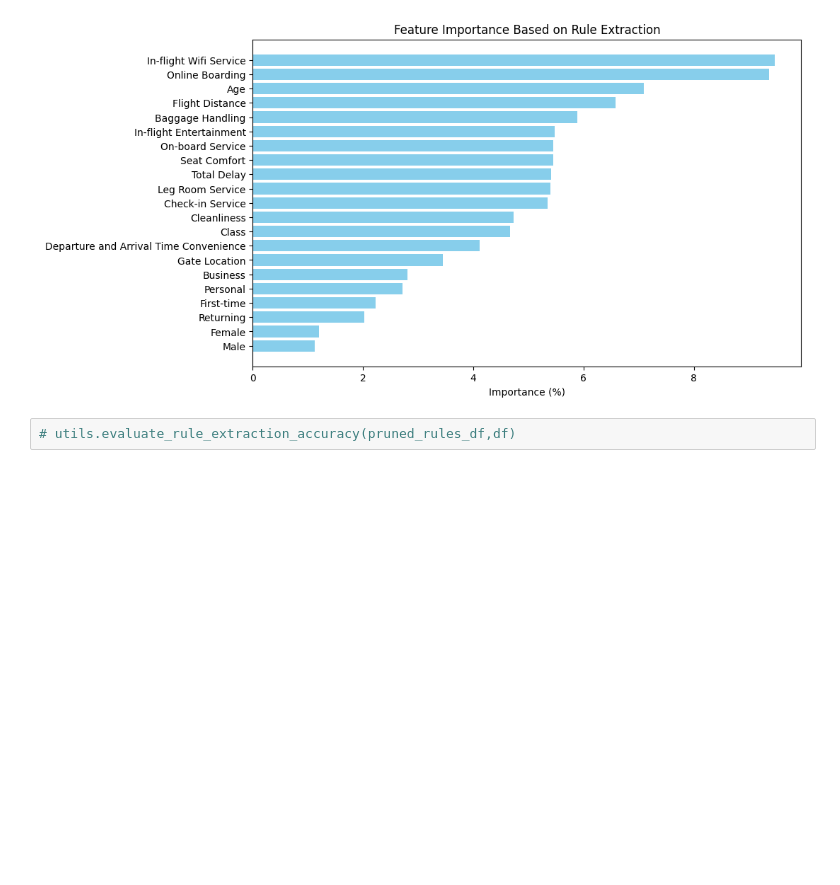
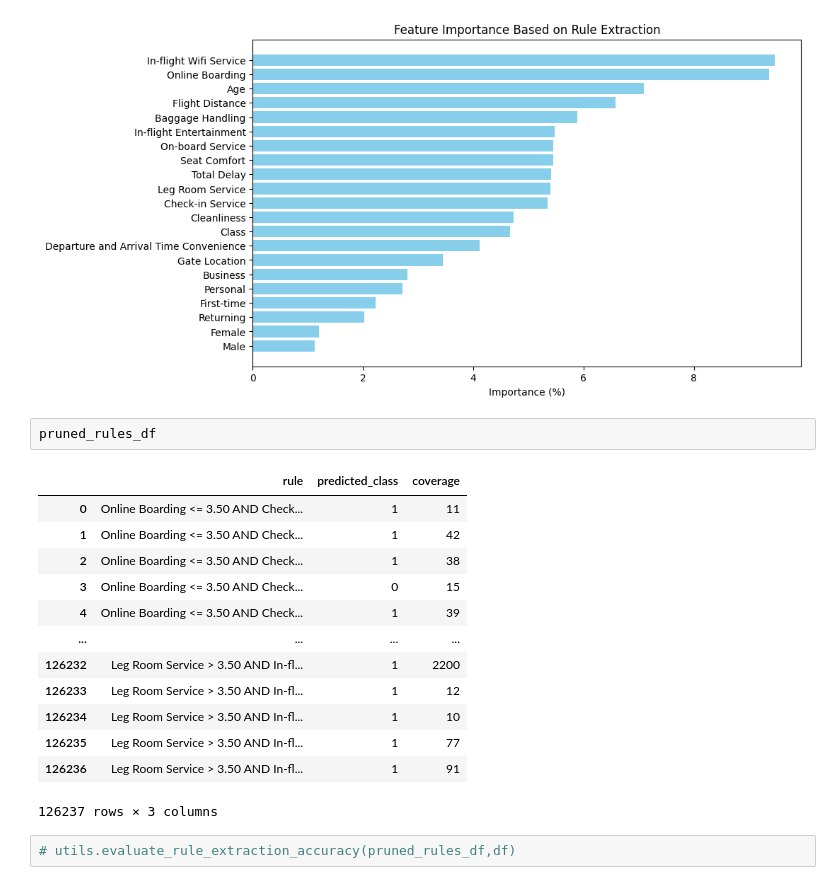
Before and after one commit to seblessa/XAI, a Jupyter notebook: notebook.ipynb, the cells around one changed output. Cells and saved outputs as stored; diff of their text form; blank space fills up the shorter version.

```diff
--- a/notebook.ipynb
+++ b/notebook.ipynb
@@ -215,6 +215,22 @@ feature_summary, pruned_rules_df = utils.apply_rule_extraction_xai(X,y,forest)
 utils.plot_feature_importance_from_rules(feature_summary)
 # %% [output]
 [figure]
+# %%
+pruned_rules_df
+# %% [output]
+|  | rule | predicted_class | coverage |
+| 0 | Online Boarding <= 3.50 AND Check... | 1 | 11 |
+| 1 | Online Boarding <= 3.50 AND Check... | 1 | 42 |
+| 2 | Online Boarding <= 3.50 AND Check... | 1 | 38 |
+| 3 | Online Boarding <= 3.50 AND Check... | 0 | 15 |
+| 4 | Online Boarding <= 3.50 AND Check... | 1 | 39 |
+| ... | ... | ... | ... |
+| 126232 | Leg Room Service > 3.50 AND In-fl... | 1 | 2200 |
+| 126233 | Leg Room Service > 3.50 AND In-fl... | 1 | 12 |
+| 126234 | Leg Room Service > 3.50 AND In-fl... | 1 | 10 |
+| 126235 | Leg Room Service > 3.50 AND In-fl... | 1 | 77 |
+| 126236 | Leg Room Service > 3.50 AND In-fl... | 1 | 91 |
+126237 rows × 3 columns
 # %%
 # utils.evaluate_rule_extraction_accuracy(pruned_rules_df,df)
 # %% [markdown]
```
Also changed, not shown: parts of 8 cells of this notebook, 1 other file.
